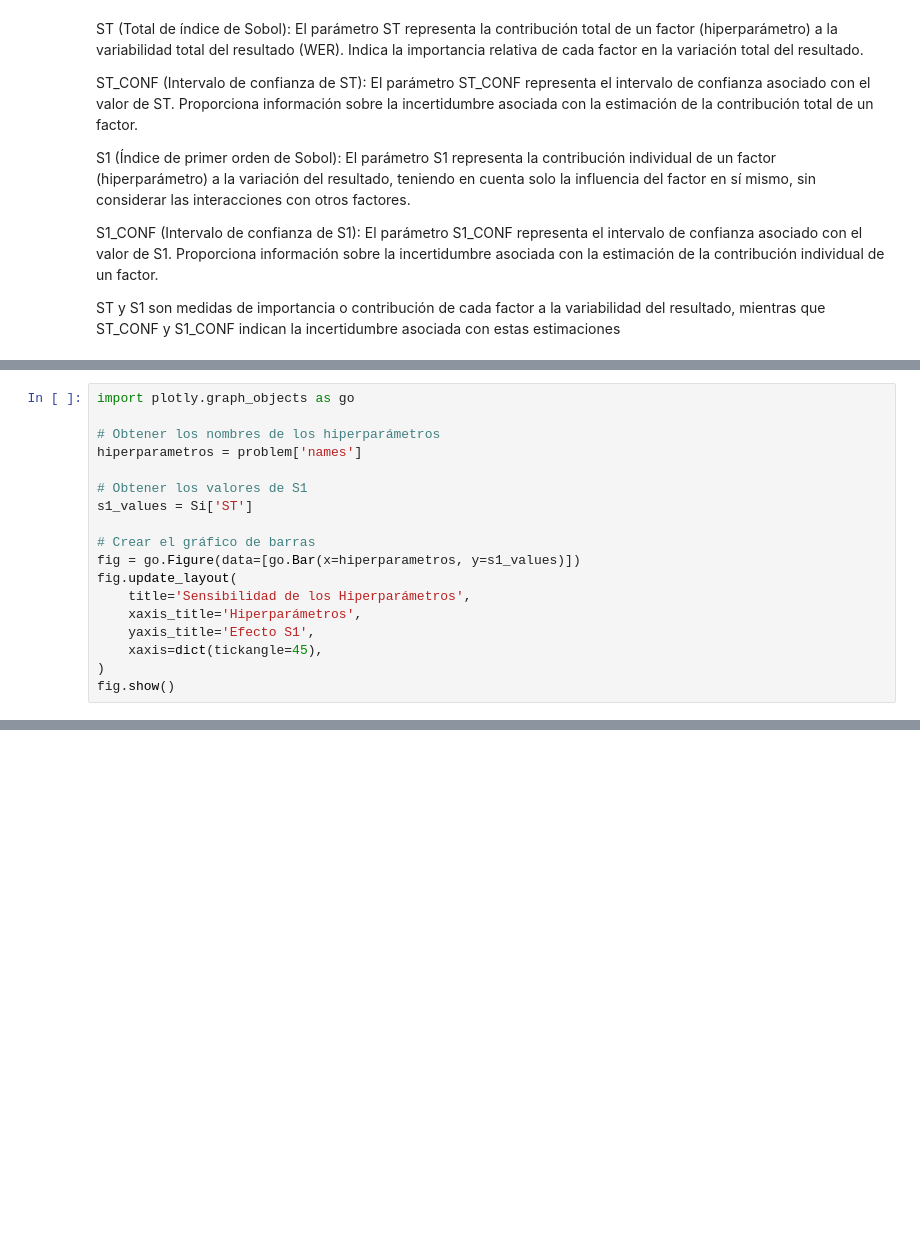
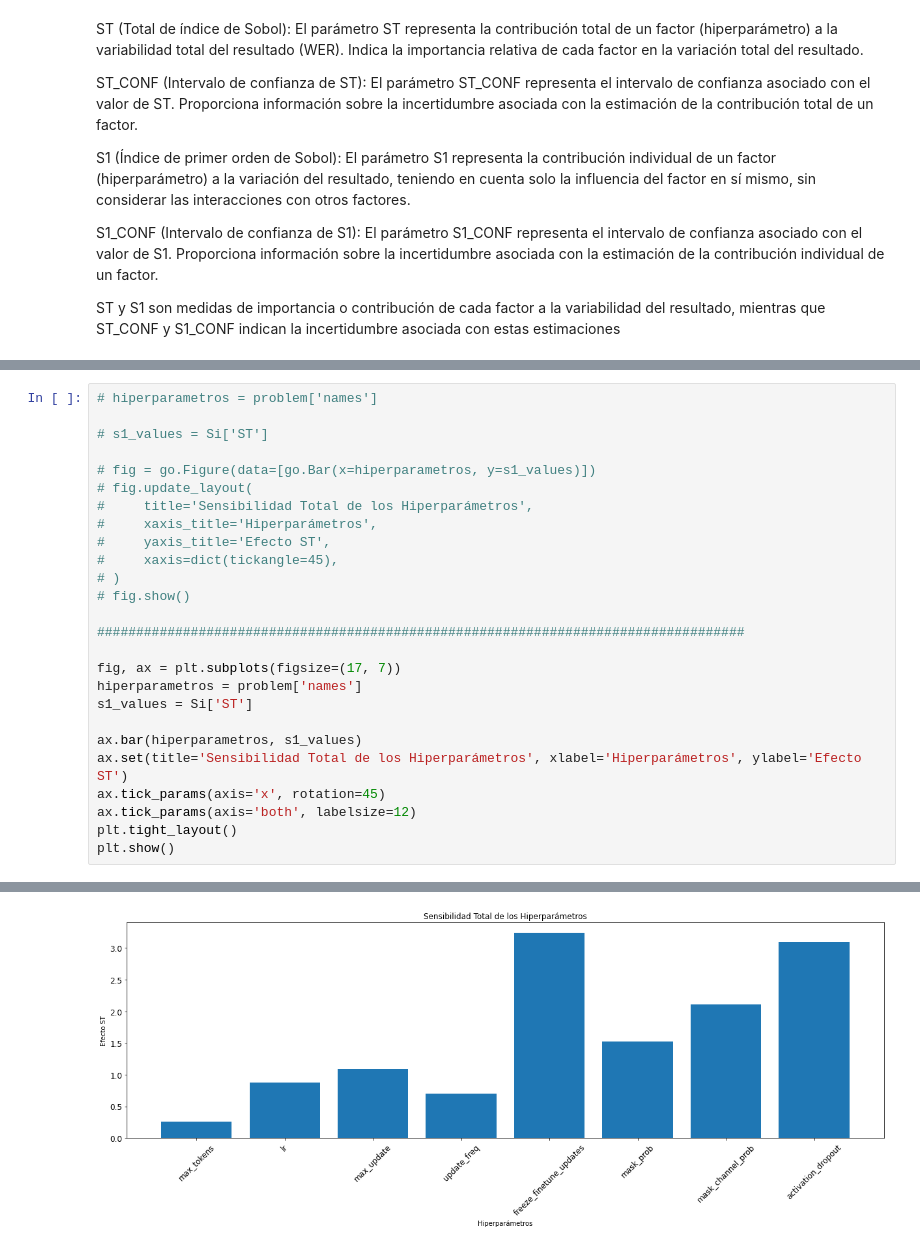
Before and after one commit to monirome/sobol_sensitivity, a Jupyter notebook: Estudio de hiperparametros_kotiria.ipynb, the cells around one changed output, grey strips where cells are left out. Cells and saved outputs as stored; diff of their text form; blank space fills up the shorter version.

```diff
--- a/Estudio de hiperparametros_kotiria.ipynb
+++ b/Estudio de hiperparametros_kotiria.ipynb
@@ -87,19 +78,27 @@ fig.show()
 # %%
-import plotly.graph_objects as go
+# hiperparametros = problem['names']
 
-# Obtener los nombres de los hiperparámetros
+# s1_values = Si['ST']
+
+# fig = go.Figure(data=[go.Bar(x=hiperparametros, y=s1_values)])
+# fig.update_layout(
+#     title='Sensibilidad Total de los Hiperparámetros',
+#     xaxis_title='Hiperparámetros',
+#     yaxis_title='Efecto ST',
+#     xaxis=dict(tickangle=45),
+# )
+# fig.show()
+
+###################################################################################
+
+fig, ax = plt.subplots(figsize=(17, 7))
 hiperparametros = problem['names']
-
-# Obtener los valores de S1
 s1_values = Si['ST']
 
-# Crear el gráfico de barras
-fig = go.Figure(data=[go.Bar(x=hiperparametros, y=s1_values)])
-fig.update_layout(
-    title='Sensibilidad de los Hiperparámetros',
-    xaxis_title='Hiperparámetros',
-    yaxis_title='Efecto S1',
-    xaxis=dict(tickangle=45),
-)
-fig.show()
+ax.bar(hiperparametros, s1_values)
+ax.set(title='Sensibilidad Total de los Hiperparámetros', xlabel='Hiperparámetros', ylabel='Efecto ST')
+ax.tick_params(axis='x', rotation=45)
+ax.tick_params(axis='both', labelsize=12)
+plt.tight_layout()
+plt.show()
 # %% [output]
@@ -106,0 +105 @@ fig.show()
+[figure, added]
```
Also changed, not shown: parts of 14 cells of this notebook.
